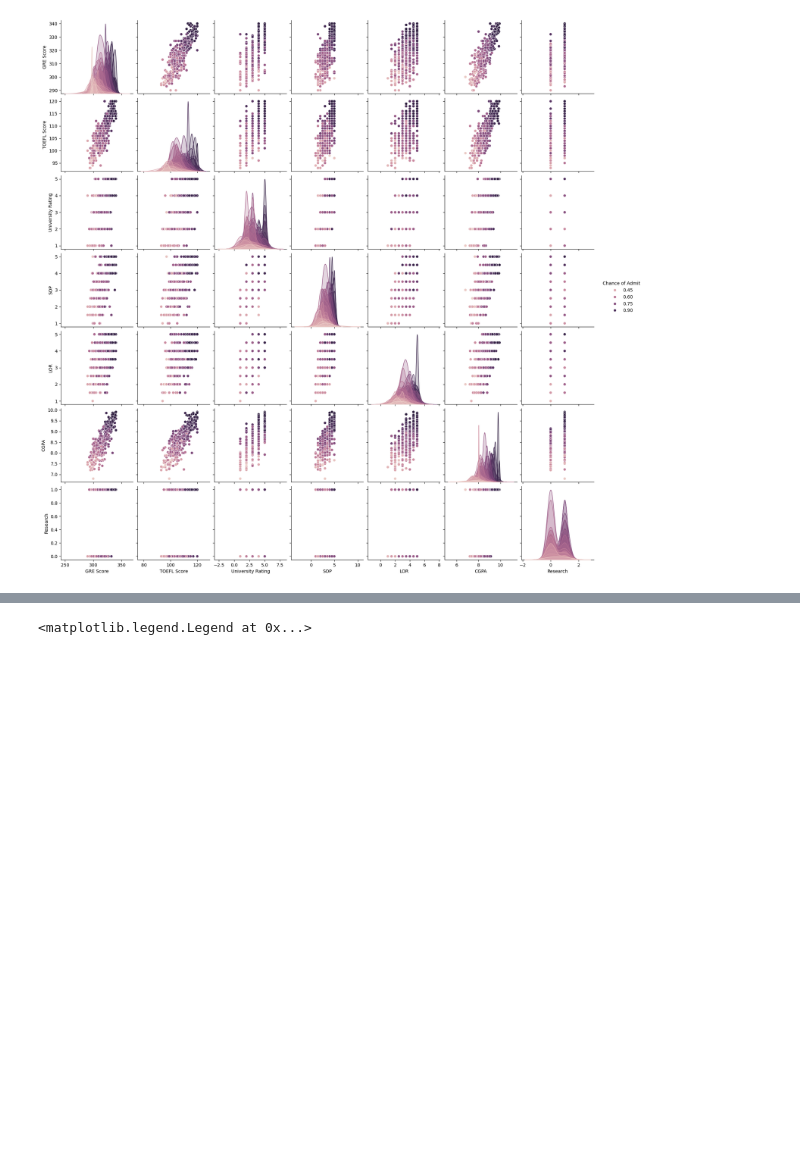
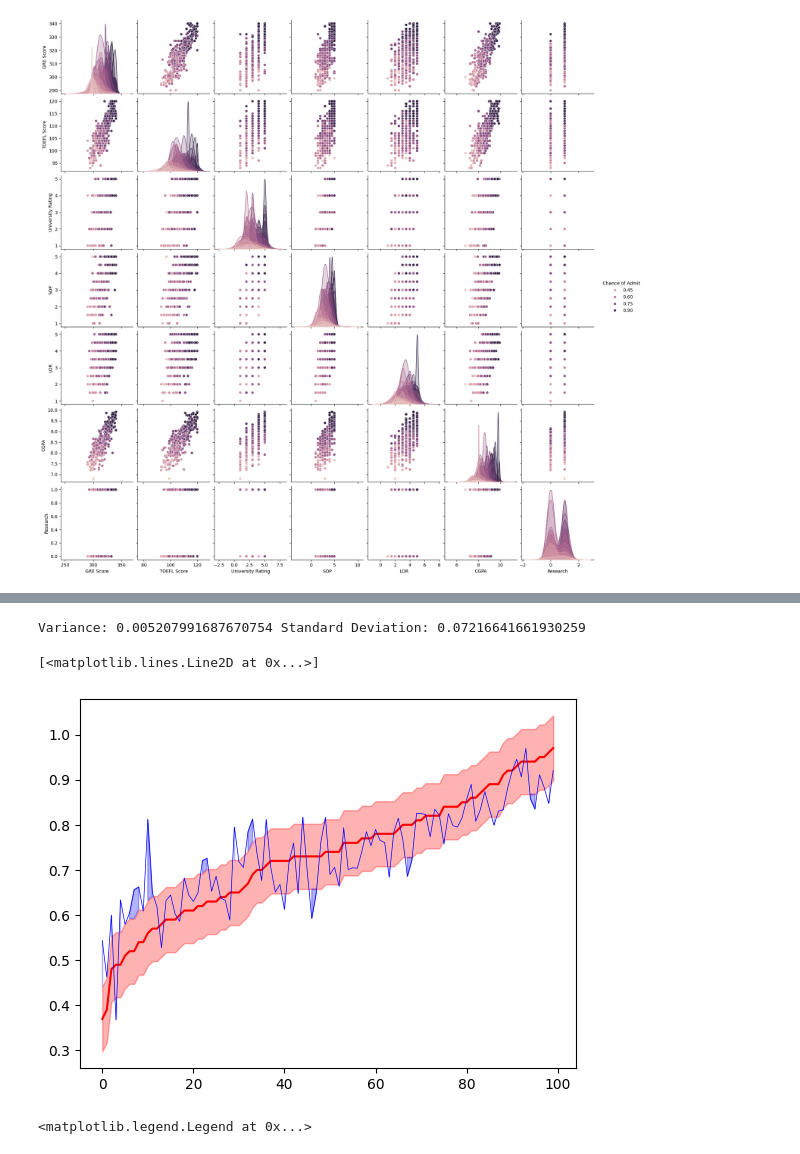
Before and after one commit to Vincent-devSG/DIDL, a Jupyter notebook: projects/linear_regression/part1/training.ipynb, the cells around one changed output, grey strips where cells are left out. Saved outputs shown, nothing was run; the diff lists cells and outputs as text; code cells hidden in the pictures; blank space fills up the shorter version.

```diff
--- a/projects/linear_regression/part1/training.ipynb
+++ b/projects/linear_regression/part1/training.ipynb
@@ -189,3 +195,20 @@ plt.plot(y_hat_hat, 'bo')
+# %%
+# Calculate the variance and the standard deviation of the error
+variance = np.var(y_test - y_hat)
+std_dev = np.sqrt(variance)
+
+print(f'Variance: {variance} Standard Deviation: {std_dev}')
+
+# make a ribbon plot of expected values
+plt.plot(y_test_sorted, 'r')
+plt.fill_between(np.arange(len(y_test)), y_test_sorted - std_dev, y_test_sorted + std_dev, color='red', alpha=0.3)
+plt.fill_between(np.arange(len(y_test)), y_test_sorted + std_dev, y_hat_hat , where = y_hat_hat > (y_test_sorted + std_dev), color='blue', alpha=0.3)
+plt.fill_between(np.arange(len(y_test)), y_test_sorted - std_dev, y_hat_hat , where = y_hat_hat < (y_test_sorted - std_dev), color='blue', alpha=0.3)
+plt.plot(y_hat_hat, 'b', linewidth = '0.5')
+# %% [output]
+Variance: 0.005207991687670754 Standard Deviation: 0.07216641661930259
+[<matplotlib.lines.Line2D at 0x...>]
+[figure, added]
 # %%
 y_hat = np.dot(x_train, w[1:]) + w[0]
 
```
Also changed, not shown: parts of 8 cells of this notebook.
